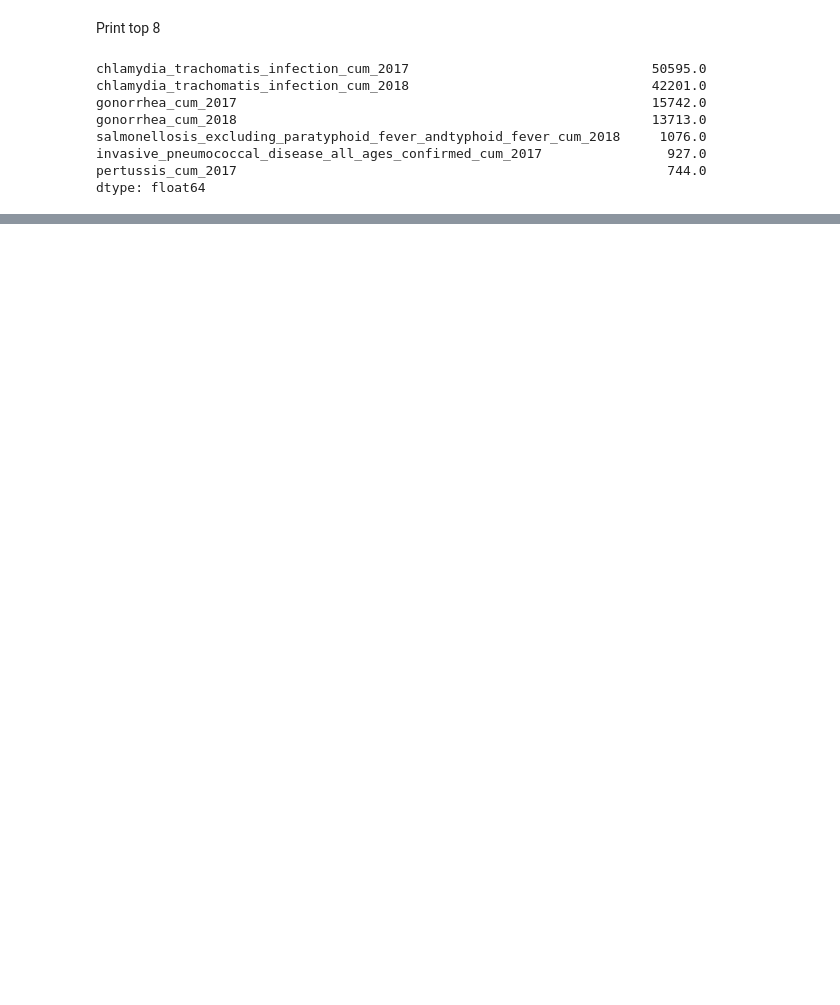
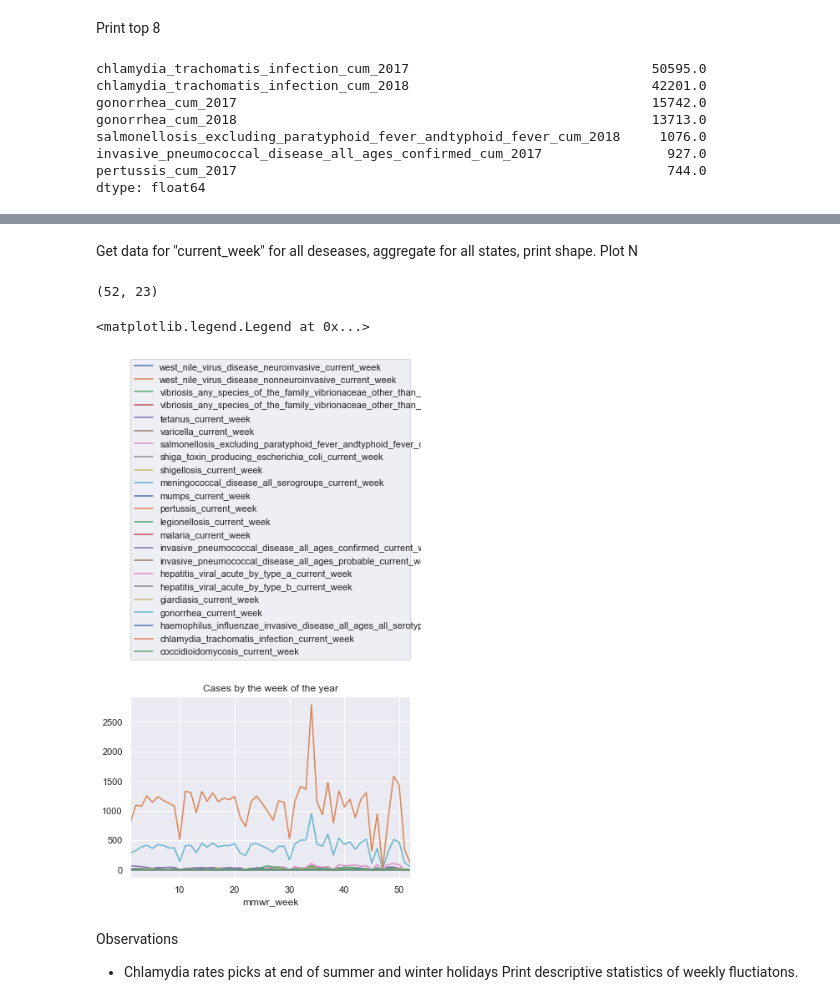
Before and after one commit to borodark/wsu, a Jupyter notebook: platforms/assignment_1.ipynb, the cells around one changed output, grey strips where cells are left out. Saved outputs shown, nothing was run; the diff lists cells and outputs as text; code cells hidden in the pictures; blank space fills up the shorter version.

```diff
--- a/platforms/assignment_1.ipynb
+++ b/platforms/assignment_1.ipynb
@@ -280 +288,19 @@ Observations:
 Maslow is wrong: sex is more important then food.
+# %% [markdown]
+Get data for "current_week" for all deseases, aggregate for all states, print shape.
+Plot N
+# %%
+current_week_= union_of_all_files_df.filter(regex='current_week', axis= 'columns')
+current_week= current_week_.groupby(level='mmwr_week').sum() # 'reporting_area','mmwr_year'
+print(current_week.shape)
+axis = current_week.plot(kind='line', title="Cases by the week of the year")
+axis.legend(bbox_to_anchor=(0,1.2,1,0.5), loc="lower left",
+                mode="expand", borderaxespad=0)
+# %% [output]
+(52, 23)
+<matplotlib.legend.Legend at 0x...>
+[figure, added]
+# %% [markdown]
+Observations
+* Chlamydia rates picks at end of summer and winter holidays
+Print descriptive statistics of weekly fluctiatons.
```
Also changed, not shown: parts of 19 cells of this notebook.
